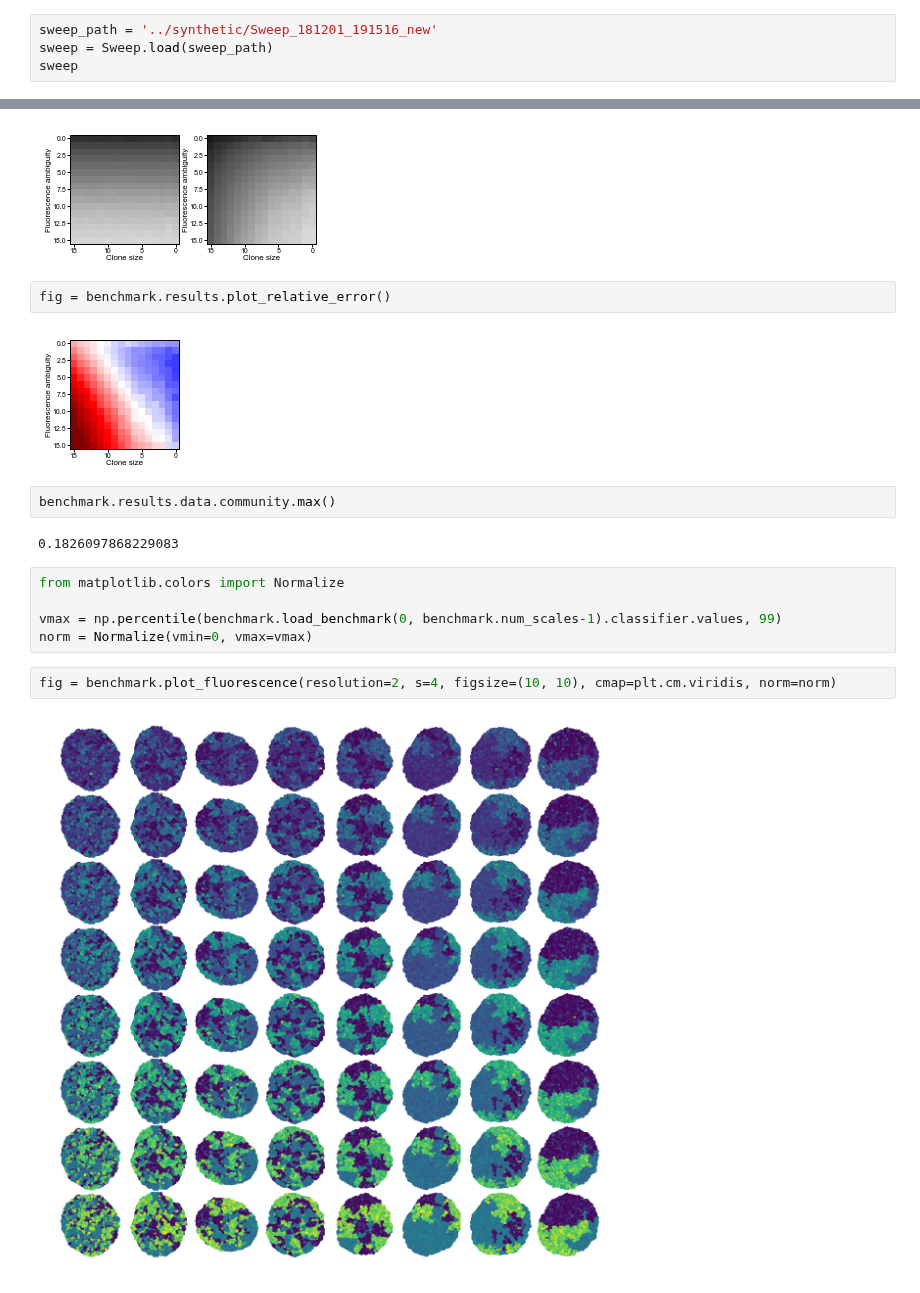
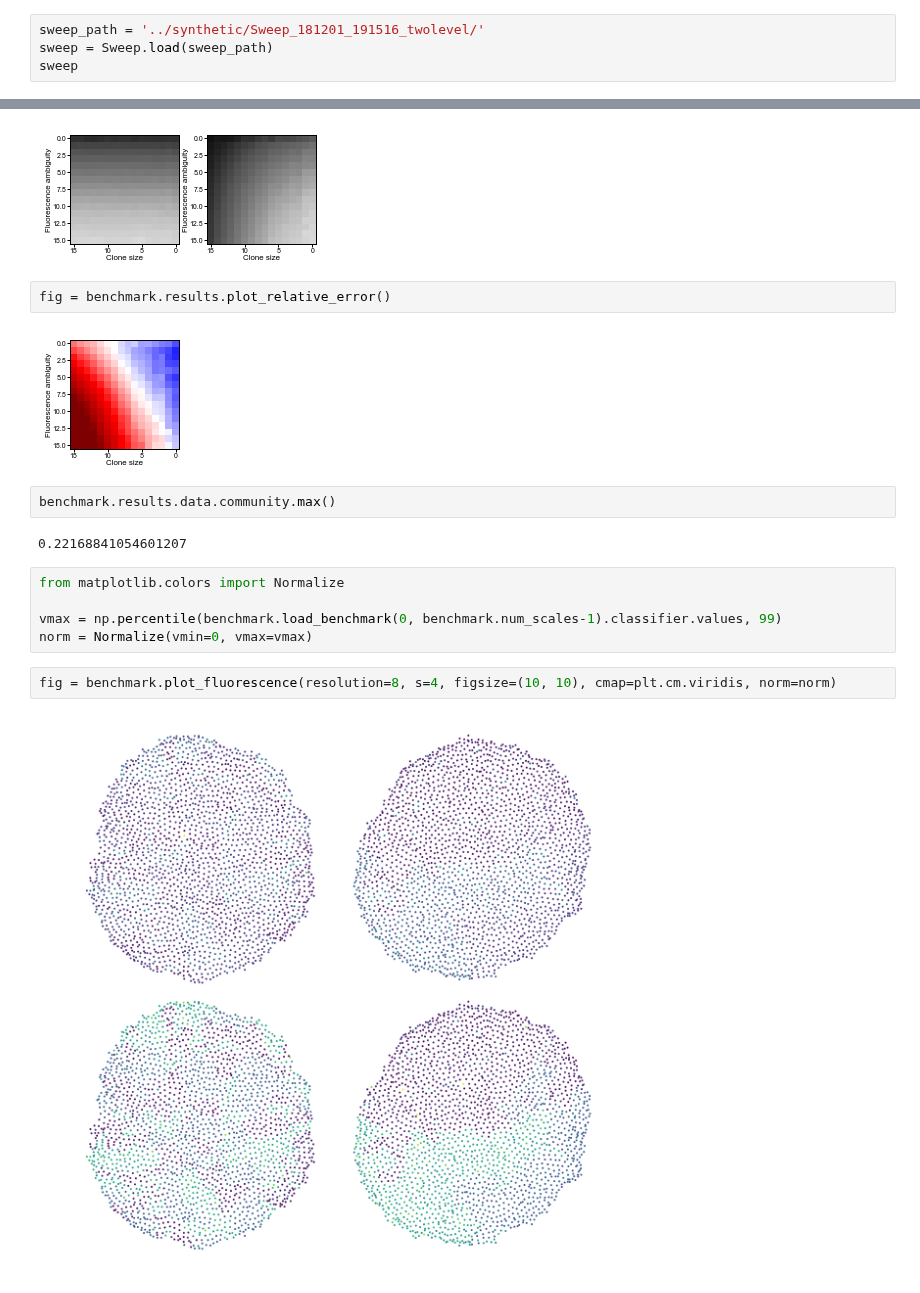
Before and after one commit to sbernasek/flyqma, a Jupyter notebook: notebooks/results.ipynb, the cells around one changed output, grey strips where cells are left out. Cells and saved outputs as stored; diff of their text form.

```diff
--- a/notebooks/results.ipynb
+++ b/notebooks/results.ipynb
@@ -13,7 +14,7 @@ Sweep_181201_191516/     Sweep_181201_191521/
 # %% [markdown]
 # load sweep results
 # %%
-sweep_path = '../synthetic/Sweep_181201_191516_new'
+sweep_path = '../synthetic/Sweep_181201_191516_twolevel/'
 sweep = Sweep.load(sweep_path)
 sweep
 # %% [output]
@@ -39,18 +40,18 @@ fig = benchmark.results.plot_absolute_error(log=True)
 # %%
 fig = benchmark.results.plot_relative_error()
 # %% [output]
-[figure, old version]
+[figure, new version]
 # %%
 benchmark.results.data.community.max()
 # %% [output]
-0.1826097868229083
+0.22168841054601207
 # %%
 from matplotlib.colors import Normalize
 
 vmax = np.percentile(benchmark.load_benchmark(0, benchmark.num_scales-1).classifier.values, 99)
 norm = Normalize(vmin=0, vmax=vmax)
 # %%
-fig = benchmark.plot_fluorescence(resolution=2, s=4, figsize=(10, 10), cmap=plt.cm.viridis, norm=norm)
+fig = benchmark.plot_fluorescence(resolution=8, s=4, figsize=(10, 10), cmap=plt.cm.viridis, norm=norm)
 # %% [output]
-[figure, old version]
+[figure, new version]
 # %%
```
Also changed, not shown: parts of 22 cells of this notebook, 11 other files.
